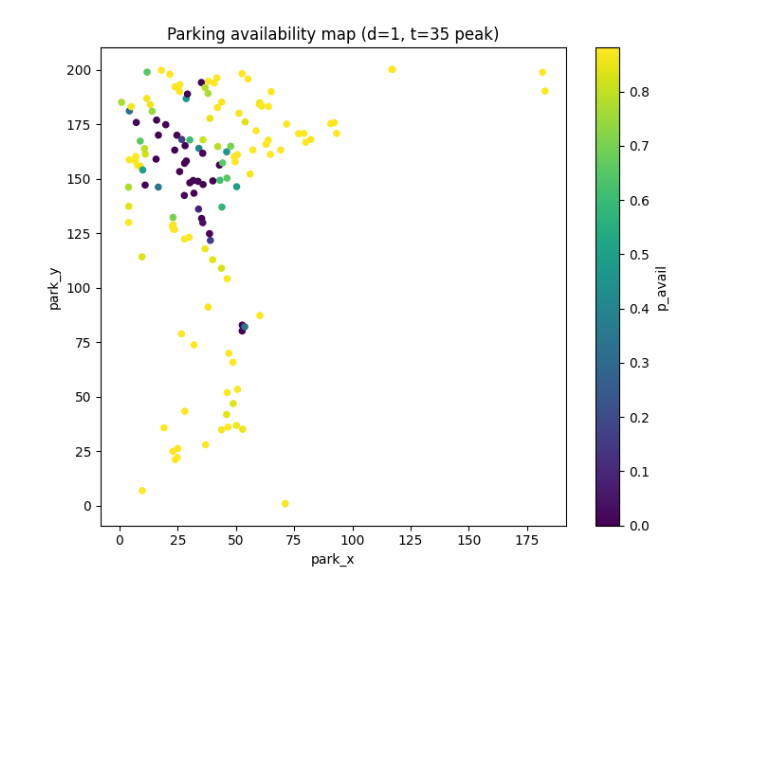
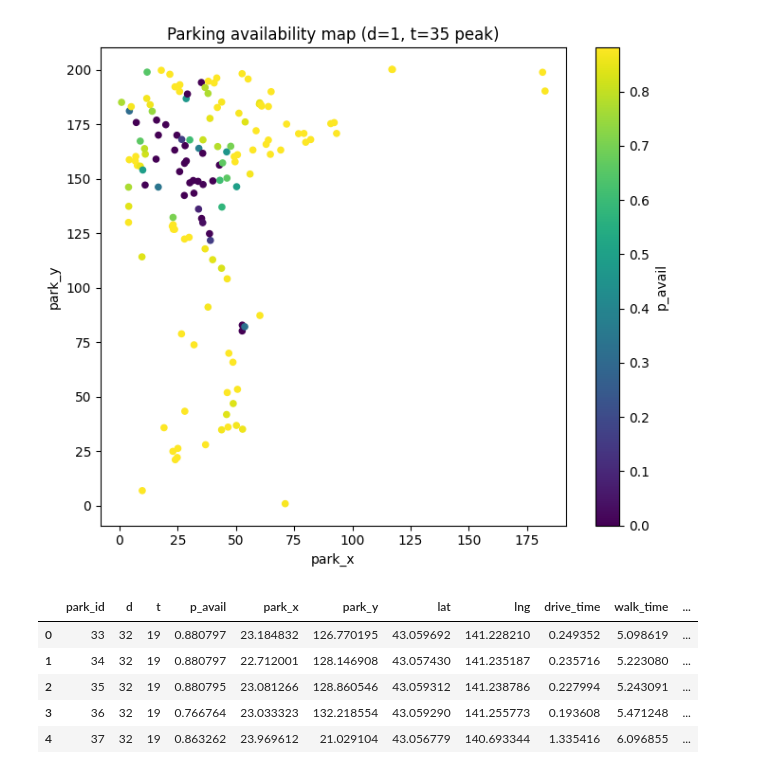
Before and after one commit to radimon/2025_flight_delay_prediction, a Jupyter notebook: notebooks/07_grid_classify_and_parking_data_create.ipynb, the cells around one changed output. Saved outputs shown, nothing was run; the diff lists cells and outputs as text; code cells hidden in the pictures; blank space fills up the shorter version.

```diff
--- a/notebooks/07_grid_classify_and_parking_data_create.ipynb
+++ b/notebooks/07_grid_classify_and_parking_data_create.ipynb
@@ -604,0 +754,31 @@ plot_parks_map(df_prob, d0, t_peak, f"Parking availability map (d={d0}, t={t_pea
+# %%
+anchors = [
+        {"x": 24, "y": 151, "lat": 43.06918333153887, "lng": 141.35147072116592},  # 札幌站
+        {"x": 24, "y": 148, "lat": 43.07940372979633, "lng": 141.34225589803765},  # 北海道大學
+        {"x": 26, "y": 153, "lat": 43.05798589528942, "lng": 141.35402112326315},  # 狸小路商店街
+        {"x": 52, "y": 81, "lat": 43.1982317547878, "lng": 140.99403634015297},  # 小樽站
+        {"x": 50, "y": 41, "lat": 43.188064114901195, "lng": 140.79455411455163},  # 余市站
+        {"x": 182, "y": 186, "lat": 43.85360951281324, "lng": 141.52348814480132},  # 増毛町文化センター
+]
+
+mapper = GridLatLngMapper(anchors)
+
+# 起點與終點座標
+ox = 24
+oy = 151
+dx = 52
+dy = 81
+
+# 時間
+d=32
+t=18
+
+cand = build_candidates(df_prob, mapper=mapper, d0=d, t0=t, O=(ox,oy), D=(dx,dy))
+cand.head()
+# %% [output]
+|  | park_id | d | t | p_avail | park_x | park_y | lat | lng | drive_time | walk_time | ... |
+| 0 | 33 | 32 | 19 | 0.880797 | 23.184832 | 126.770195 | 43.059692 | 141.228210 | 0.249352 | 5.098619 | ... |
+| 1 | 34 | 32 | 19 | 0.880797 | 22.712001 | 128.146908 | 43.057430 | 141.235187 | 0.235716 | 5.223080 | ... |
+| 2 | 35 | 32 | 19 | 0.880795 | 23.081266 | 128.860546 | 43.059312 | 141.238786 | 0.227994 | 5.243091 | ... |
+| 3 | 36 | 32 | 19 | 0.766764 | 23.033323 | 132.218554 | 43.059290 | 141.255773 | 0.193608 | 5.471248 | ... |
+| 4 | 37 | 32 | 19 | 0.863262 | 23.969612 | 21.029104 | 43.056779 | 140.693344 | 1.335416 | 6.096855 | ... |
```
Also changed, not shown: parts of 7 cells of this notebook, 3 other files.
